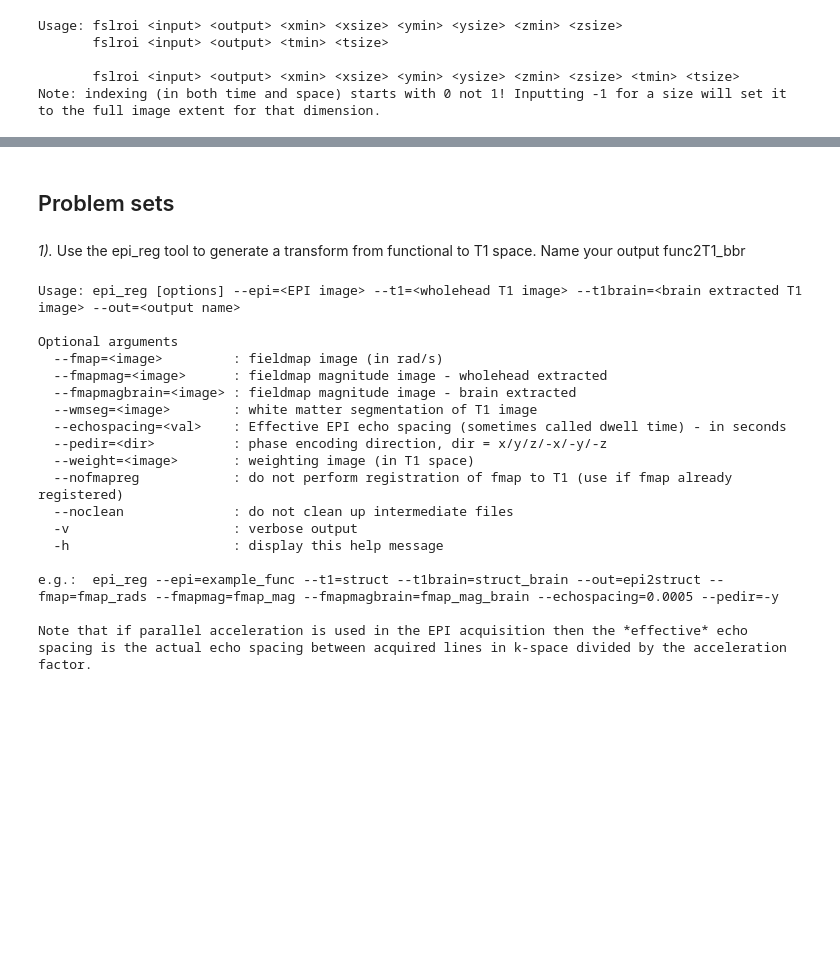
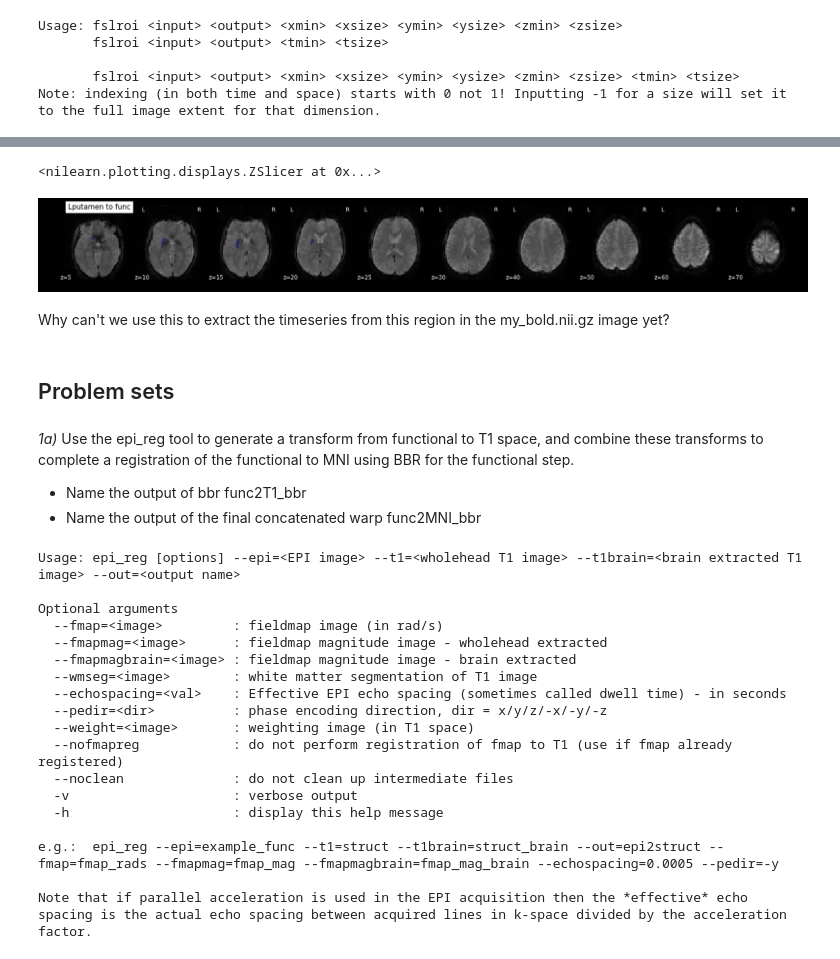
Before and after one commit to uiowa-mri-course-2018/Labs, a Jupyter notebook: 04-Lab/FunctionalSpatialImageProcessing.ipynb, the cells around one changed output, grey strips where cells are left out. Cells and saved outputs as stored; diff of their text form; code cells hidden in the pictures; blank space fills up the shorter version.

```diff
--- a/04-Lab/FunctionalSpatialImageProcessing.ipynb
+++ b/04-Lab/FunctionalSpatialImageProcessing.ipynb
@@ -84,7 +265,19 @@ flirt -in example_func \
+# %%
+# Plot a more static image with some transparency using alpha setting
+fimg="example_func.nii.gz"
+roi="Lputamen_mask_func_thr_bin.nii.gz"
+plotting.plot_roi(roi,fimg, display_mode="z",cut_coords=10,alpha=.5,title="Lputamen to func")
+# %% [output]
+<nilearn.plotting.displays.ZSlicer at 0x...>
+[figure, added]
+# %% [markdown]
+Why can't we use this to extract the timeseries from this region in the my_bold.nii.gz image yet?
 # %% [markdown]
 ## Problem sets
 # %% [markdown]
-*1).* Use the epi_reg tool to generate a transform from functional to T1 space. Name your output func2T1_bbr
+*1a)* Use the epi_reg tool to generate a transform from functional to T1 space, and combine these transforms to complete a registration of the functional to MNI using BBR for the functional step.
+* Name the output of bbr func2T1_bbr
+* Name the output of the final concatenated warp func2MNI_bbr
 # %%
 %%bash
 
```
Also changed, not shown: parts of 26 cells of this notebook.
